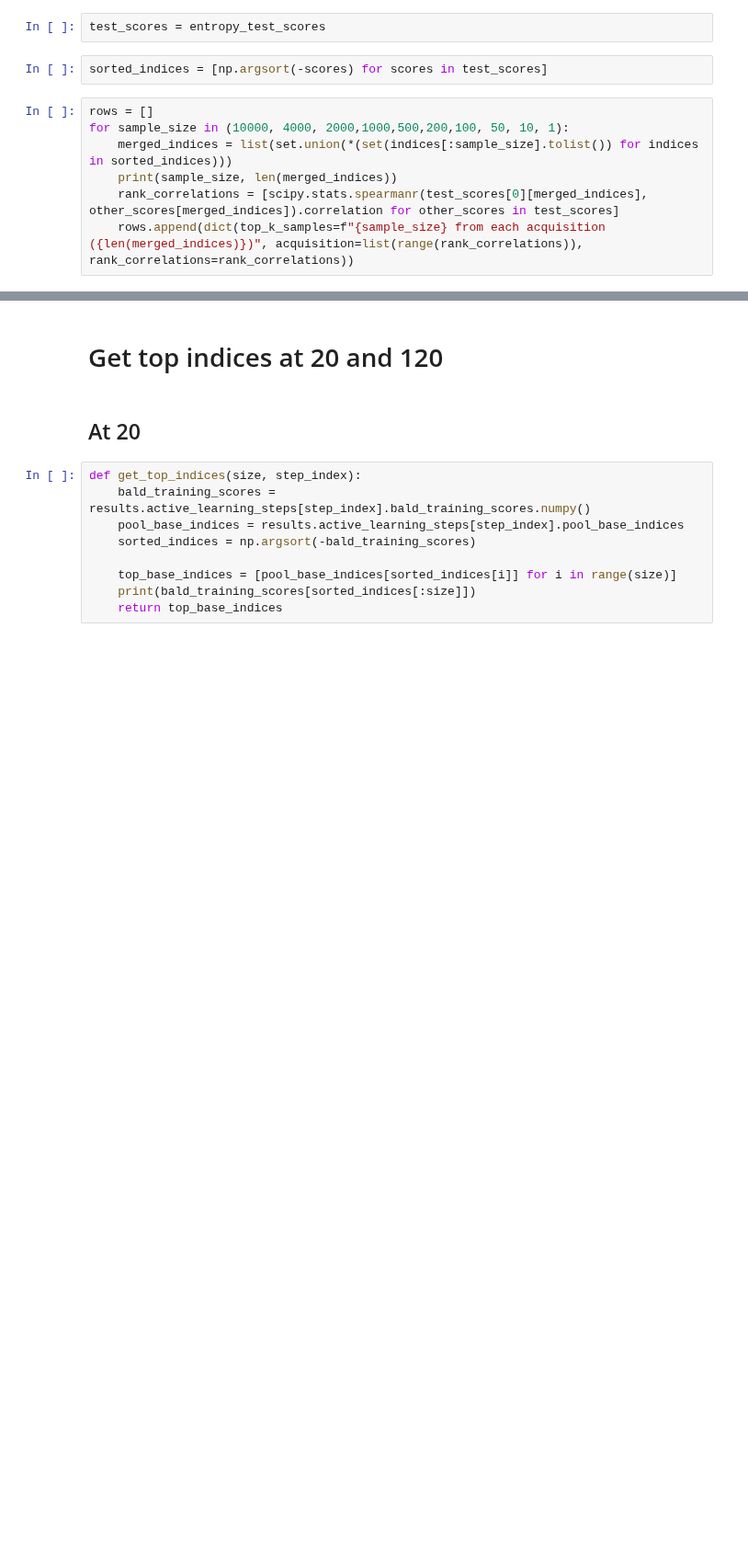
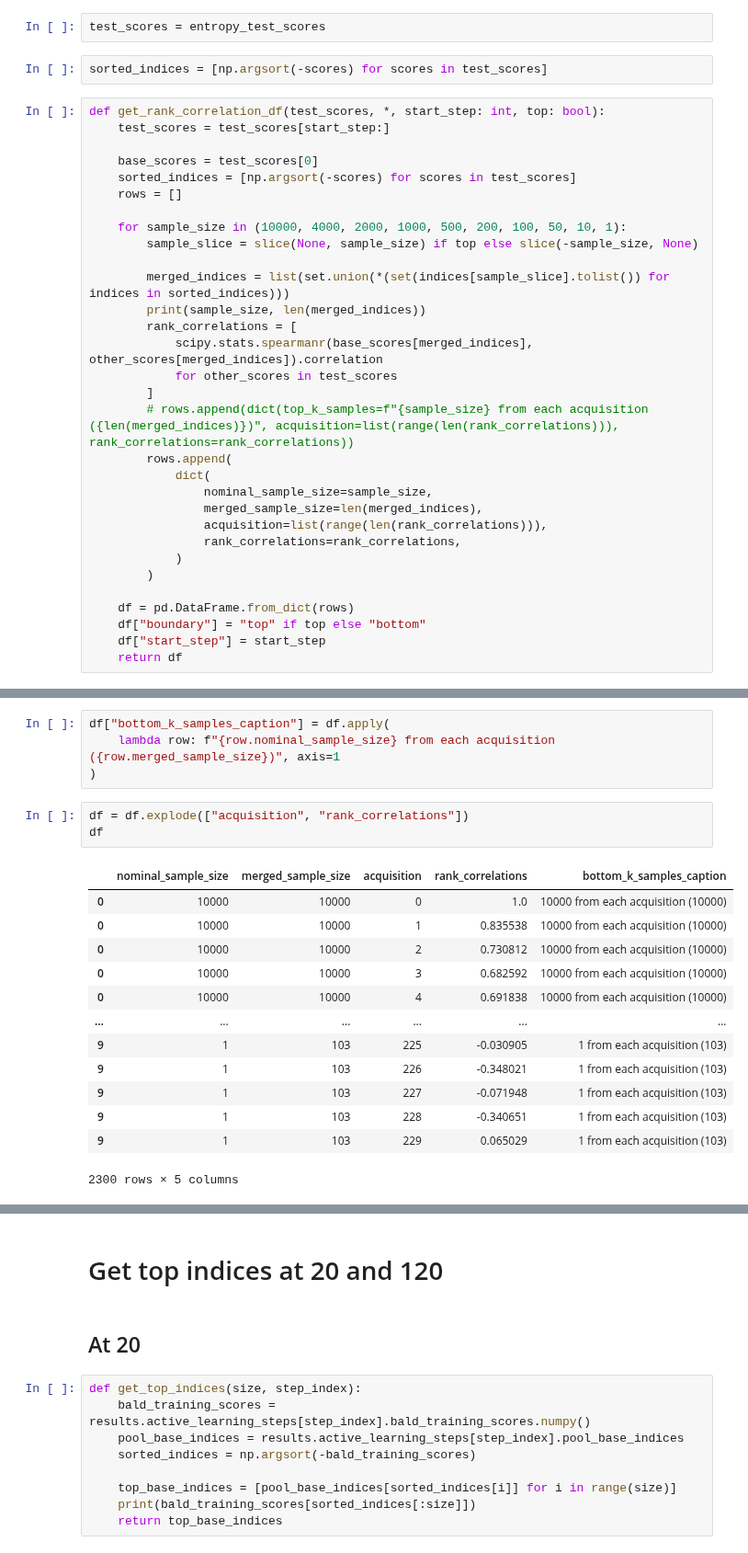
Before and after one commit to BlackHC/active_learning_redux, a Jupyter notebook: U_visualize_BALD_rank_correlations.ipynb, the cells around one changed output, grey strips where cells are left out. Shown at 92% size. Saved outputs shown, nothing was run; the diff lists cells and outputs as text; blank space fills up the shorter version.

```diff
--- a/U_visualize_BALD_rank_correlations.ipynb
+++ b/U_visualize_BALD_rank_correlations.ipynb
@@ -161,9 +170,33 @@ test_scores = entropy_test_scores
 # %%
 sorted_indices = [np.argsort(-scores) for scores in test_scores]
 # %%
-rows = []
-for sample_size in (10000, 4000, 2000,1000,500,200,100, 50, 10, 1):
-    merged_indices = list(set.union(*(set(indices[:sample_size].tolist()) for indices in sorted_indices)))
-    print(sample_size, len(merged_indices))
-    rank_correlations = [scipy.stats.spearmanr(test_scores[0][merged_indices], other_scores[merged_indices]).correlation for other_scores in test_scores]
-    rows.append(dict(top_k_samples=f"{sample_size} from each acquisition ({len(merged_indices)})", acquisition=list(range(rank_correlations)), rank_correlations=rank_correlations))
+def get_rank_correlation_df(test_scores, *, start_step: int, top: bool):
+    test_scores = test_scores[start_step:]
+
+    base_scores = test_scores[0]
+    sorted_indices = [np.argsort(-scores) for scores in test_scores]
+    rows = []
+
+    for sample_size in (10000, 4000, 2000, 1000, 500, 200, 100, 50, 10, 1):
+        sample_slice = slice(None, sample_size) if top else slice(-sample_size, None)
+
+        merged_indices = list(set.union(*(set(indices[sample_slice].tolist()) for indices in sorted_indices)))
+        print(sample_size, len(merged_indices))
+        rank_correlations = [
+            scipy.stats.spearmanr(base_scores[merged_indices], other_scores[merged_indices]).correlation
+            for other_scores in test_scores
+        ]
+        # rows.append(dict(top_k_samples=f"{sample_size} from each acquisition ({len(merged_indices)})", acquisition=list(range(len(rank_correlations))), rank_correlations=rank_correlations))
+        rows.append(
+            dict(
+                nominal_sample_size=sample_size,
+                merged_sample_size=len(merged_indices),
+                acquisition=list(range(len(rank_correlations))),
+                rank_correlations=rank_correlations,
+            )
+        )
+
+    df = pd.DataFrame.from_dict(rows)
+    df["boundary"] = "top" if top else "bottom"
+    df["start_step"] = start_step
+    return df
@@ -202,0 +278,21 @@ sns.catplot(data=df, x="acquisition", y="rank_correlations", row="top_k_samples"
+# %%
+df["bottom_k_samples_caption"] = df.apply(
+    lambda row: f"{row.nominal_sample_size} from each acquisition ({row.merged_sample_size})", axis=1
+)
+# %%
+df = df.explode(["acquisition", "rank_correlations"])
+df
+# %% [output]
+|  | nominal_sample_size | merged_sample_size | acquisition | rank_correlations | bottom_k_samples_caption |
+| 0 | 10000 | 10000 | 0 | 1.0 | 10000 from each acquisition (10000) |
+| 0 | 10000 | 10000 | 1 | 0.835538 | 10000 from each acquisition (10000) |
+| 0 | 10000 | 10000 | 2 | 0.730812 | 10000 from each acquisition (10000) |
+| 0 | 10000 | 10000 | 3 | 0.682592 | 10000 from each acquisition (10000) |
+| 0 | 10000 | 10000 | 4 | 0.691838 | 10000 from each acquisition (10000) |
+| ... | ... | ... | ... | ... | ... |
+| 9 | 1 | 103 | 225 | -0.030905 | 1 from each acquisition (103) |
+| 9 | 1 | 103 | 226 | -0.348021 | 1 from each acquisition (103) |
+| 9 | 1 | 103 | 227 | -0.071948 | 1 from each acquisition (103) |
+| 9 | 1 | 103 | 228 | -0.340651 | 1 from each acquisition (103) |
+| 9 | 1 | 103 | 229 | 0.065029 | 1 from each acquisition (103) |
+2300 rows × 5 columns
```
Also changed, not shown: parts of 24 cells of this notebook, 1 other file.
